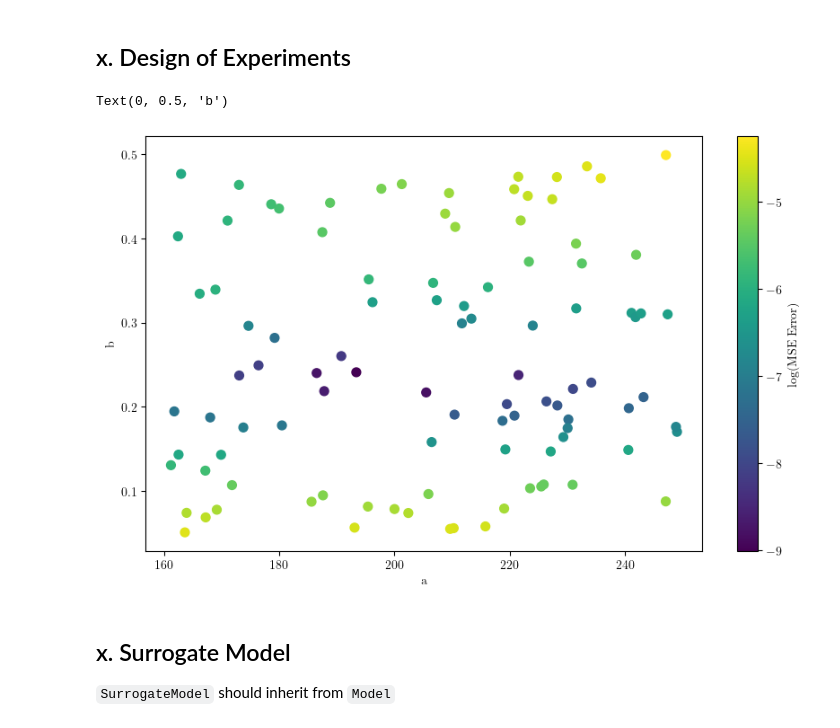
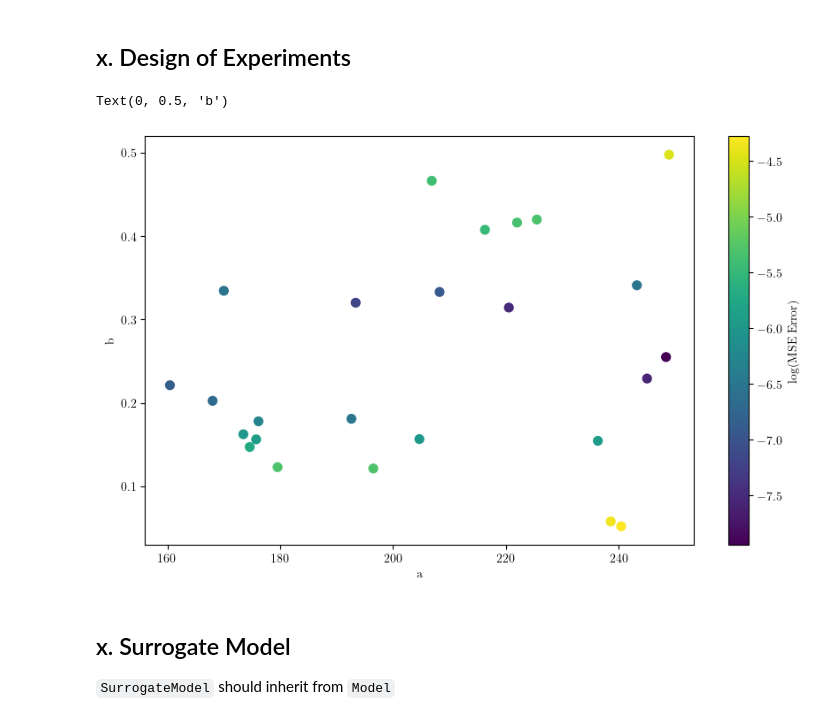
Before and after one commit to mark-hobbs/articles, a Jupyter notebook: model-calibration/model-calibration-toy.ipynb, the cells around one changed output. Cells and saved outputs as stored; diff of their text form; code cells hidden in the pictures.

```diff
--- a/model-calibration/model-calibration-toy.ipynb
+++ b/model-calibration/model-calibration-toy.ipynb
@@ -149,27 +149,27 @@ plt.tight_layout()
 ## x. Design of Experiments
 # %%
 model = LinearElasticPerfectlyPlastic(strain_observed, stress_observed)
-doe = 100
+doe = 25
 
 a_samples = []
 b_samples = []
 mse = []
 for _ in range(doe):
     a = np.random.uniform(160, 250)
     b = np.random.uniform(0.05, 0.5)
     a_samples.append(a)
     b_samples.append(b)
     candidate = np.array([a, b])
     mse.append(model(candidate))
 
 plt.figure(figsize=(10, 6))
 scatter = plt.scatter(a_samples, b_samples, c=np.log(mse), cmap='viridis', s=50)
 plt.colorbar(scatter, label='log(MSE Error)')
 plt.xlabel('a')
 plt.ylabel('b')
 # %% [output]
 Text(0, 0.5, 'b')
-[figure, old version]
+[figure, new version]
 # %% [markdown]
 ## x. Surrogate Model
 
```
Also changed, not shown: parts of 20 cells of this notebook.
